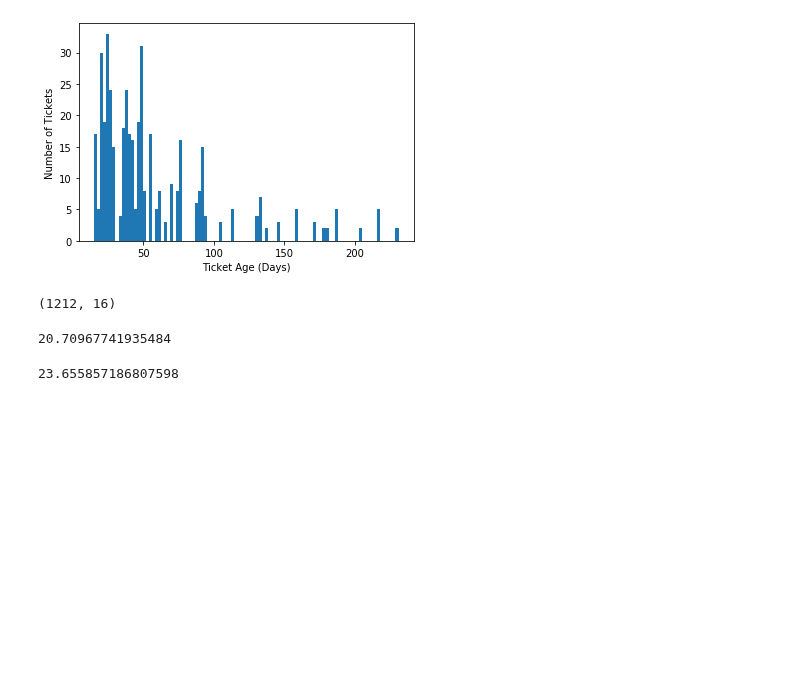
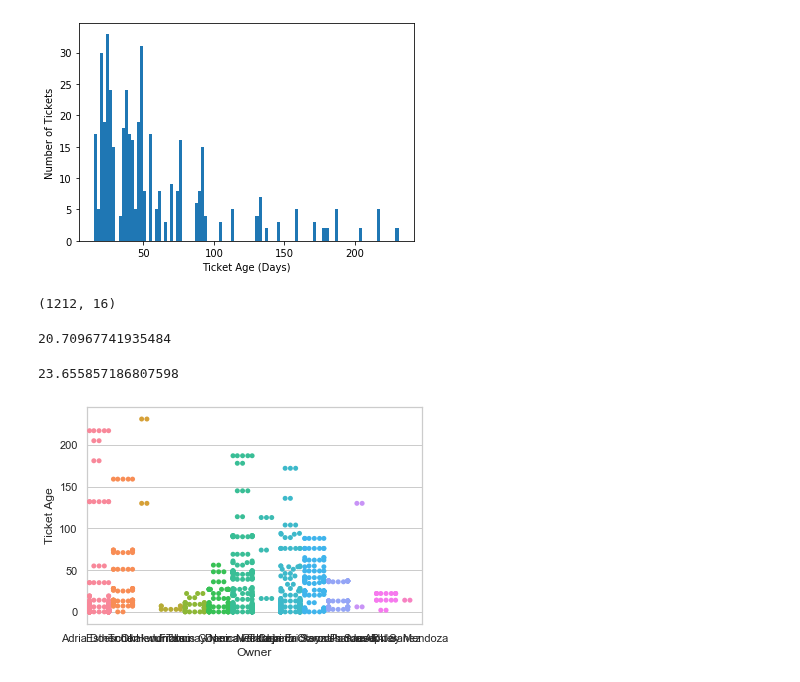
Before and after one commit to tahentx/pv_workbook, a Jupyter notebook: eda/2000_cases.ipynb, the cells around one changed output. Saved outputs shown, nothing was run; the diff lists cells and outputs as text; code cells hidden in the pictures; blank space fills up the shorter version.

Commit message:
plot ticket age using swarmplot

```diff
--- a/eda/2000_cases.ipynb
+++ b/eda/2000_cases.ipynb
@@ -93,3 +93,12 @@ corvius['Age'].mean()
 corvius['Age'].std()
 # %% [output]
 23.655857186807598
+# %%
+import seaborn as sns
+sns.set(style="whitegrid")
+sns.swarmplot(x='Case Owner',y='Age (Days)',data=df)
+plt.xlabel('Owner')
+plt.ylabel('Ticket Age')
+plt.show()
+# %% [output]
+[figure, added]
```
